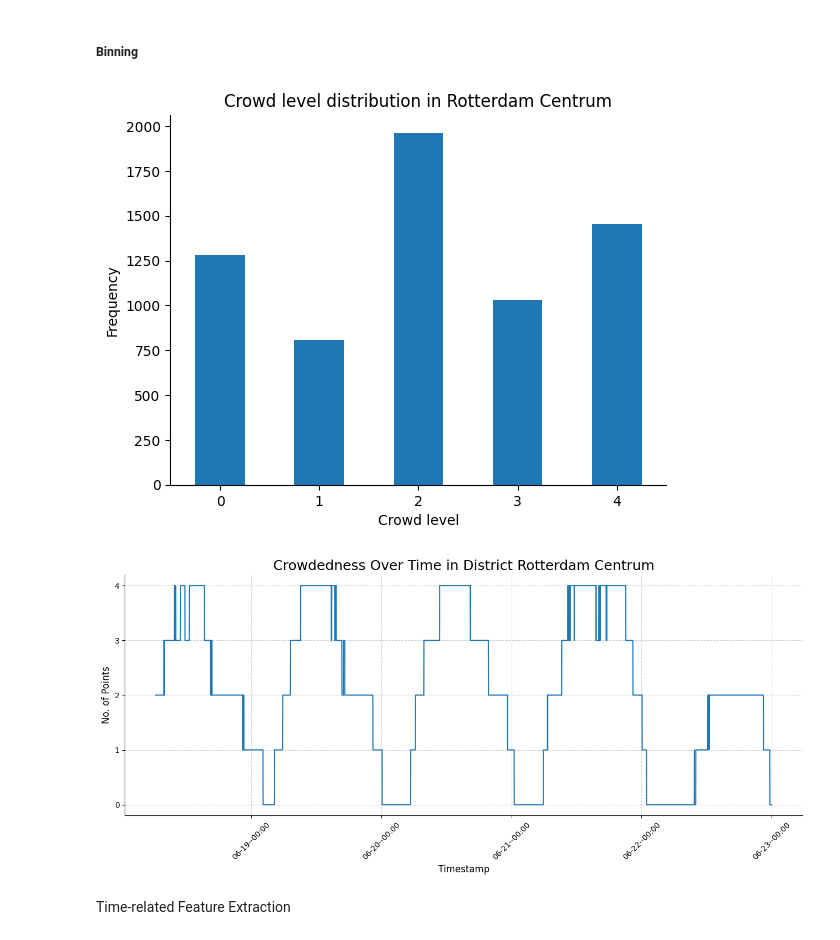
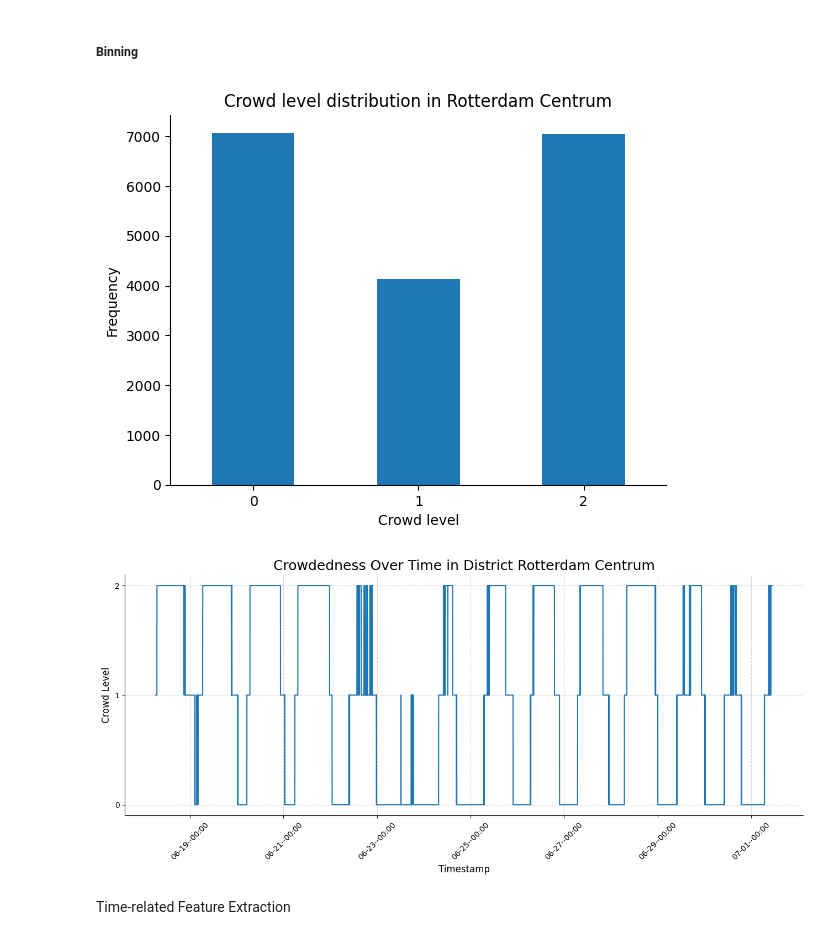
Before and after one commit to tonytziorvas/Lab, a Jupyter notebook: 1-model_training.ipynb, the cells around one changed output. Cells and saved outputs as stored; diff of their text form; code cells hidden in the pictures.

```diff
--- a/1-model_training.ipynb
+++ b/1-model_training.ipynb
@@ -36,7 +34,7 @@ from xgboost import XGBClassifier
 
 from helper import cyclic_encode
 # %%
-df = pd.read_parquet("data/processed/points_per_district.parquet")
+df = pd.read_parquet("data/final/points_per_district_full.parquet.gzip")
 # %%
 df = (
     df.pivot_table(
@@ -63,5 +60,3 @@ Until more data comes and we have evenly distributed bins, we will work with the
-# %%
-df = df.loc[df["timestamp"] < "2024-06-23 00:00:00"]
 # %%
 df.shape
 # %% [output]
@@ -106,9 +101,16 @@ std_crowd = df[target_district].std()
 bins = [
     float("-inf"),
     mean_crowd - 1.0 * std_crowd,
-    mean_crowd - 0.5 * std_crowd,
-    mean_crowd + 0.5 * std_crowd,
+    mean_crowd - 0.4 * std_crowd,
+    mean_crowd + 0.4 * std_crowd,
     mean_crowd + 1.0 * std_crowd,
+    float("inf"),
+]
+
+bins = [
+    float("-inf"),
+    mean_crowd - 0.4 * std_crowd,
+    mean_crowd + 0.4 * std_crowd,
     float("inf"),
 ]
 
@@ -133,32 +135,32 @@ df[target_column_name].value_counts().sort_index().plot(
 plt.gca().spines[["top", "right"]].set_visible(False)
 plt.show()
 # %% [output]
-[figure, old version]
+[figure, new version]
 # %%
 _, ax = plt.subplots(figsize=(13, 6))
 
 
 ax.plot(
     df["timestamp"],
     df[target_column_name],
     linestyle="-",
     linewidth=1.5,
 )
 
 ax.set_title(f"Crowdedness Over Time in District {target_district}", fontsize=18)
 ax.set_xlabel("Timestamp", fontsize=12)
-ax.set_ylabel("No. of Points", fontsize=12)
+ax.set_ylabel("Crowd Level", fontsize=12)
 plt.gca().spines[["top", "right"]].set_visible(False)
 ax.grid(True, linestyle="--", alpha=0.6)
 ax.xaxis.set_major_formatter(mdates.DateFormatter("%m-%d--%H:%M"))
 
 plt.xticks(rotation=45)
 plt.yticks(df[target_column_name].unique())
 plt.tight_layout()
-# plt.savefig("figures/Crowdedness Bins.png", dpi=300)
+# plt.savefig(f"figures/Crowdedness (Binned) {target_district}.png", dpi=150)
 plt.show()
 # %% [output]
-[figure, old version]
+[figure, new version]
 # %% [markdown]
 Time-related Feature Extraction
 # %%
```
Also changed, not shown: parts of 22 cells of this notebook, 4 other files.
